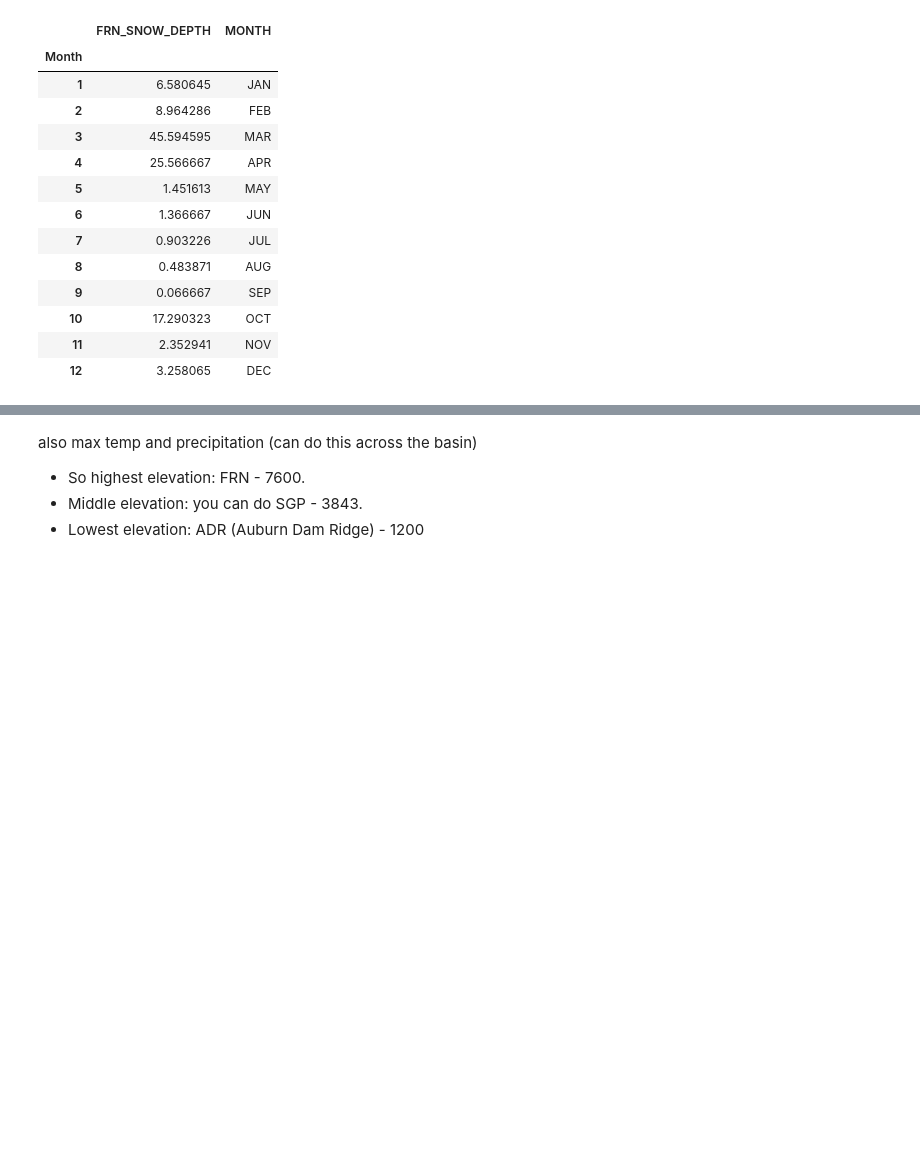
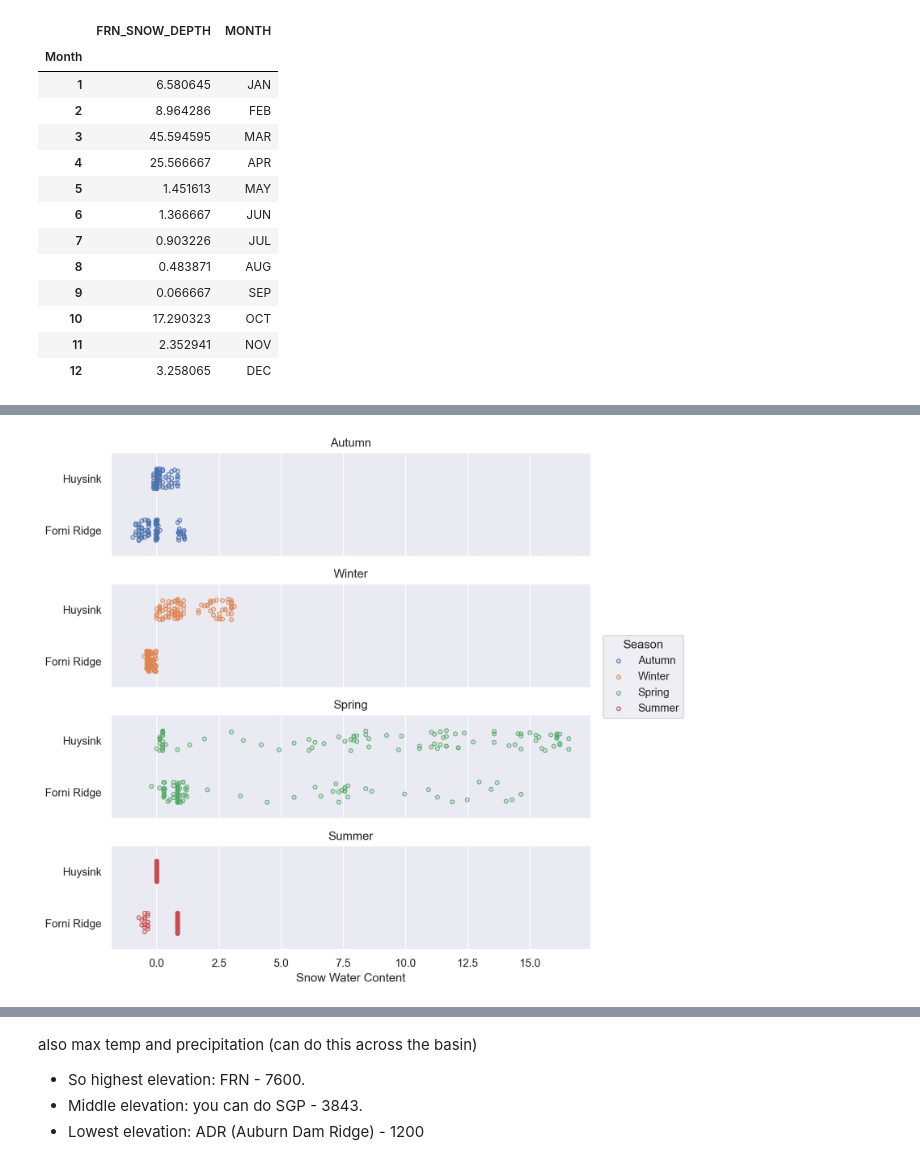
Before and after one commit to lauren-alexandra/basin-inflow-dnn, a Jupyter notebook: EDA.ipynb, the cells around one changed output, grey strips where cells are left out. Drawn from its saved outputs; the diff is of its cells as text; code cells hidden in the pictures; blank space fills up the shorter version.

```diff
--- a/EDA.ipynb
+++ b/EDA.ipynb
@@ -261,0 +319,20 @@ FORNI RIDGE SNOWPACK DEPTH 2017
+# %%
+SNOW_WATER_CONTENT_2017 = INFLOW_DATES_2017.loc[:, ['HYS_SNOW_WATER_CONTENT', 'FRN_SNOW_WATER_CONTENT', 'Season']]
+
+hys_swc = SNOW_WATER_CONTENT_2017['HYS_SNOW_WATER_CONTENT'].to_numpy()
+hys_swc_loc = len(SNOW_WATER_CONTENT_2017['HYS_SNOW_WATER_CONTENT'].values) * ['Huysink']
+hys_seasons = SNOW_WATER_CONTENT_2017['Season'].to_numpy()
+
+frn_swc = SNOW_WATER_CONTENT_2017['FRN_SNOW_WATER_CONTENT'].to_numpy()
+frn_swc_loc = len(SNOW_WATER_CONTENT_2017['FRN_SNOW_WATER_CONTENT'].values) * ['Forni Ridge']
+frn_seasons = SNOW_WATER_CONTENT_2017['Season'].to_numpy()
+
+swc_locations = hys_swc_loc + frn_swc_loc
+swc_values = np.concatenate((hys_swc, frn_swc))
+swc_seasons = np.concatenate((hys_seasons, frn_seasons))
+
+regional_swc = {'Location': swc_locations, 'Snow Water Content': swc_values, 'Season': swc_seasons}
+
+REGIONAL_SNOW_WATER_CONTENT_2017 = pd.DataFrame(data=regional_swc)
+
+REGIONAL_SNOW_WATER_CONTENT_2017.head()
@@ -262,3 +346,26 @@ FORNI RIDGE SNOWPACK DEPTH 2017
+# %%
+"""
+Regional differences in snow-water content have been noted in the Sierra Nevada.
+Cooler air temperatures at higher elevations generally allow for more snow to accumulate.
+
+However, although Huysink is at an elevation 1000' lower than Forni Ridge, the location maintains
+about 2" more snow water content in the Spring.
+
+# next check temperature differences by location and the precip acc. More rain in Forni Ridge?
+"""
+
+
+(
+    so.Plot(REGIONAL_SNOW_WATER_CONTENT_2017, x="Snow Water Content", y="Location", color="Season")
+    .facet(row="Season")
+    .layout(size=(8, 8))
+    .add(so.Dots(pointsize=4), so.Jitter(.5))
+    .label(
+        x="Snow Water Content", y=""
+    )
+)
+# %% [output]
+[figure, added]
 # %%
 # Next: maybe do categorical comparisons between different elevations - for snow, temp, precip etc.
 # See these seaborn plots for category comparisons:
```
Also changed, not shown: parts of 10 cells of this notebook.
